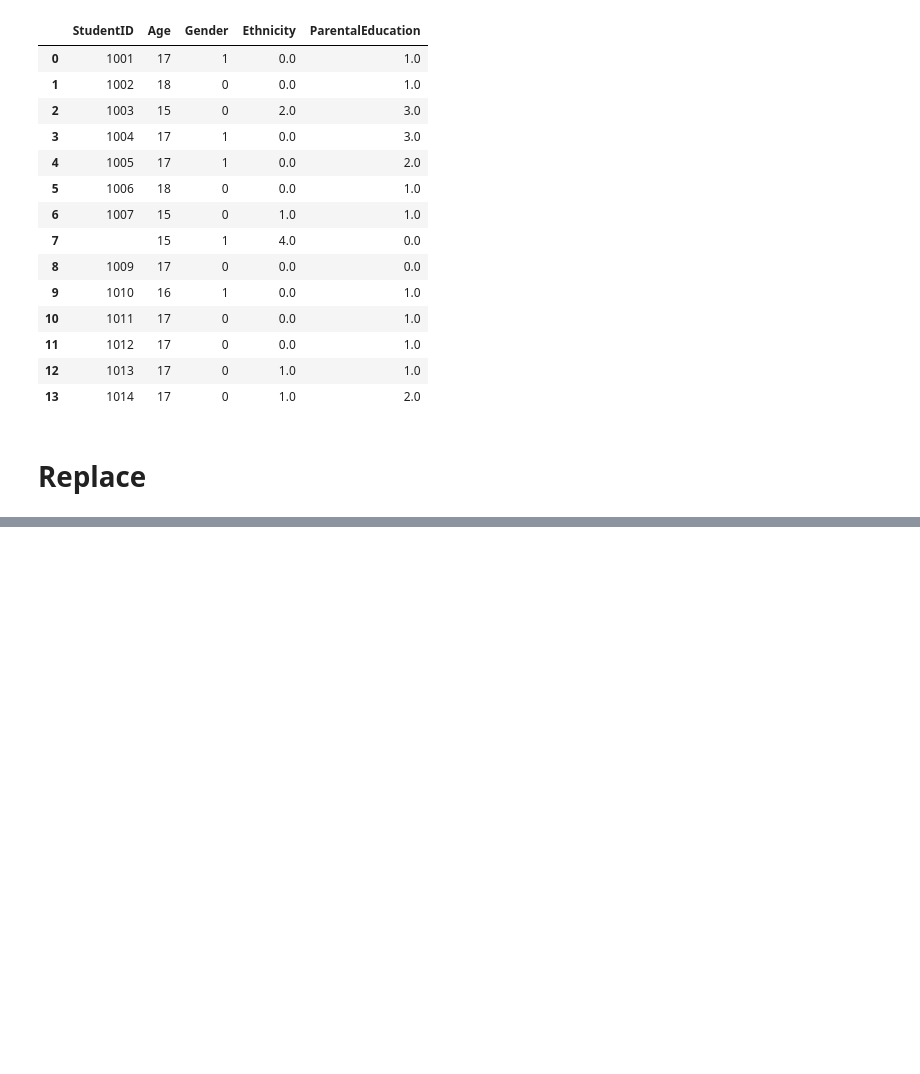
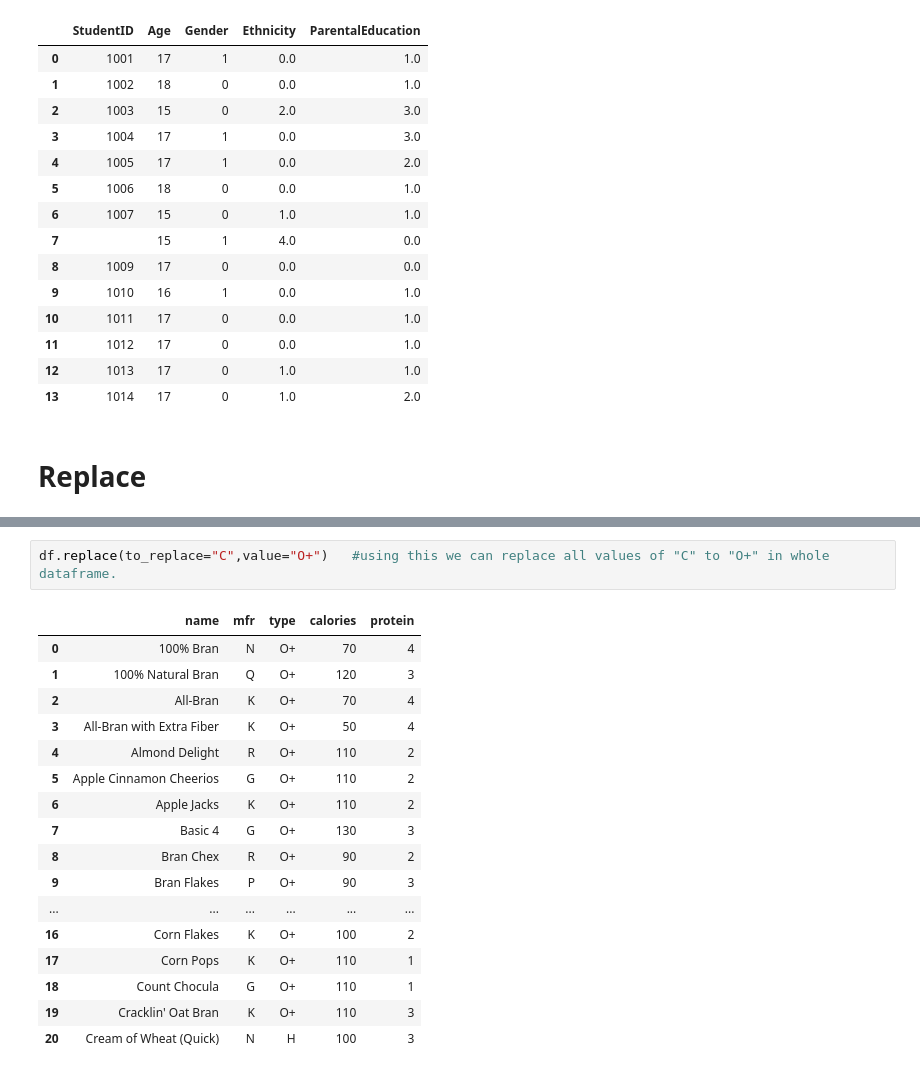
Before and after one commit to vinodsarwade/Pandas, a Jupyter notebook: Pandas.ipynb, the cells around one changed output, grey strips where cells are left out. Cells and saved outputs as stored; diff of their text form; blank space fills up the shorter version.

```diff
--- a/Pandas.ipynb
+++ b/Pandas.ipynb
@@ -813,0 +832,20 @@ print(df)
+# %%
+df.replace(to_replace="C",value="O+")   #using this we can replace all values of "C" to "O+" in whole dataframe.
+# %% [output]
+|  | name | mfr | type | calories | protein |
+| 0 | 100% Bran | N | O+ | 70 | 4 |
+| 1 | 100% Natural Bran | Q | O+ | 120 | 3 |
+| 2 | All-Bran | K | O+ | 70 | 4 |
+| 3 | All-Bran with Extra Fiber | K | O+ | 50 | 4 |
+| 4 | Almond Delight | R | O+ | 110 | 2 |
+| 5 | Apple Cinnamon Cheerios | G | O+ | 110 | 2 |
+| 6 | Apple Jacks | K | O+ | 110 | 2 |
+| 7 | Basic 4 | G | O+ | 130 | 3 |
+| 8 | Bran Chex | R | O+ | 90 | 2 |
+| 9 | Bran Flakes | P | O+ | 90 | 3 |
+| ... | ... | ... | ... | ... | ... |
+| 16 | Corn Flakes | K | O+ | 100 | 2 |
+| 17 | Corn Pops | K | O+ | 110 | 1 |
+| 18 | Count Chocula | G | O+ | 110 | 1 |
+| 19 | Cracklin' Oat Bran | K | O+ | 110 | 3 |
+| 20 | Cream of Wheat (Quick) | N | H | 100 | 3 |
```
Also changed, not shown: parts of 8 cells of this notebook, 5 other files.
